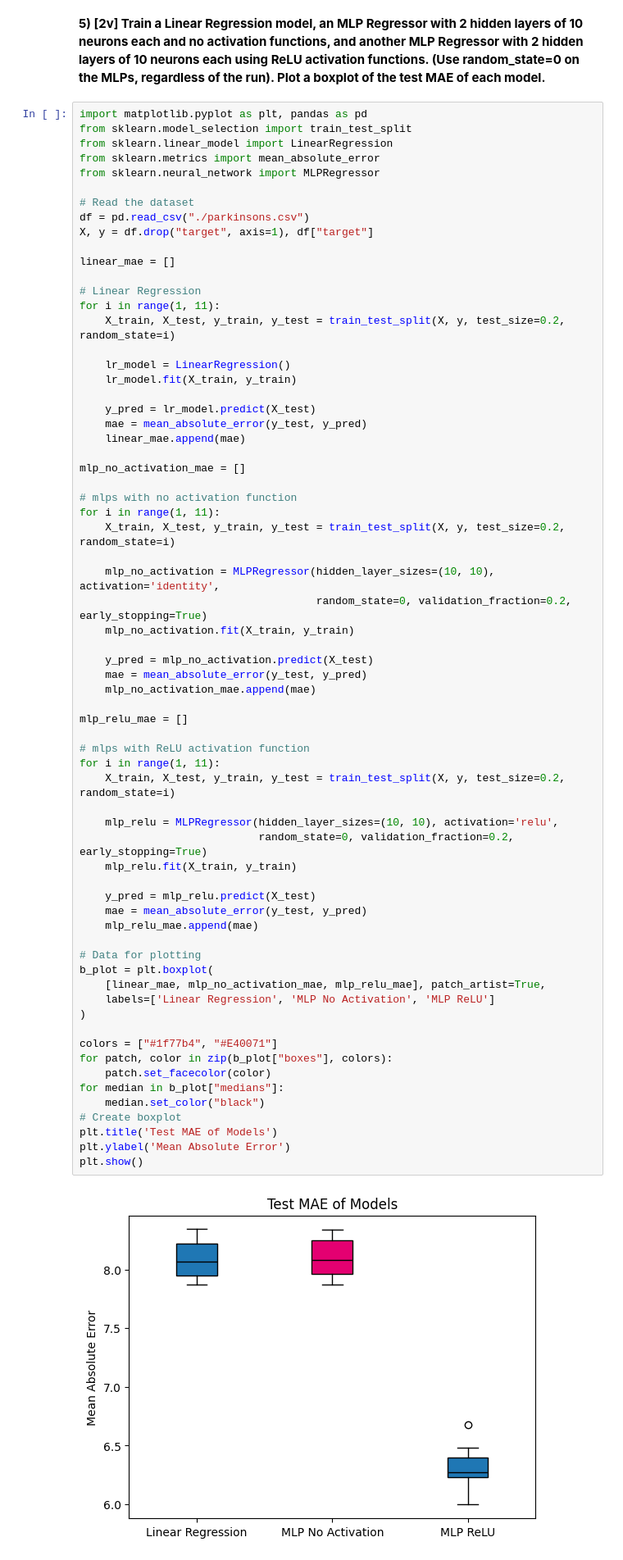
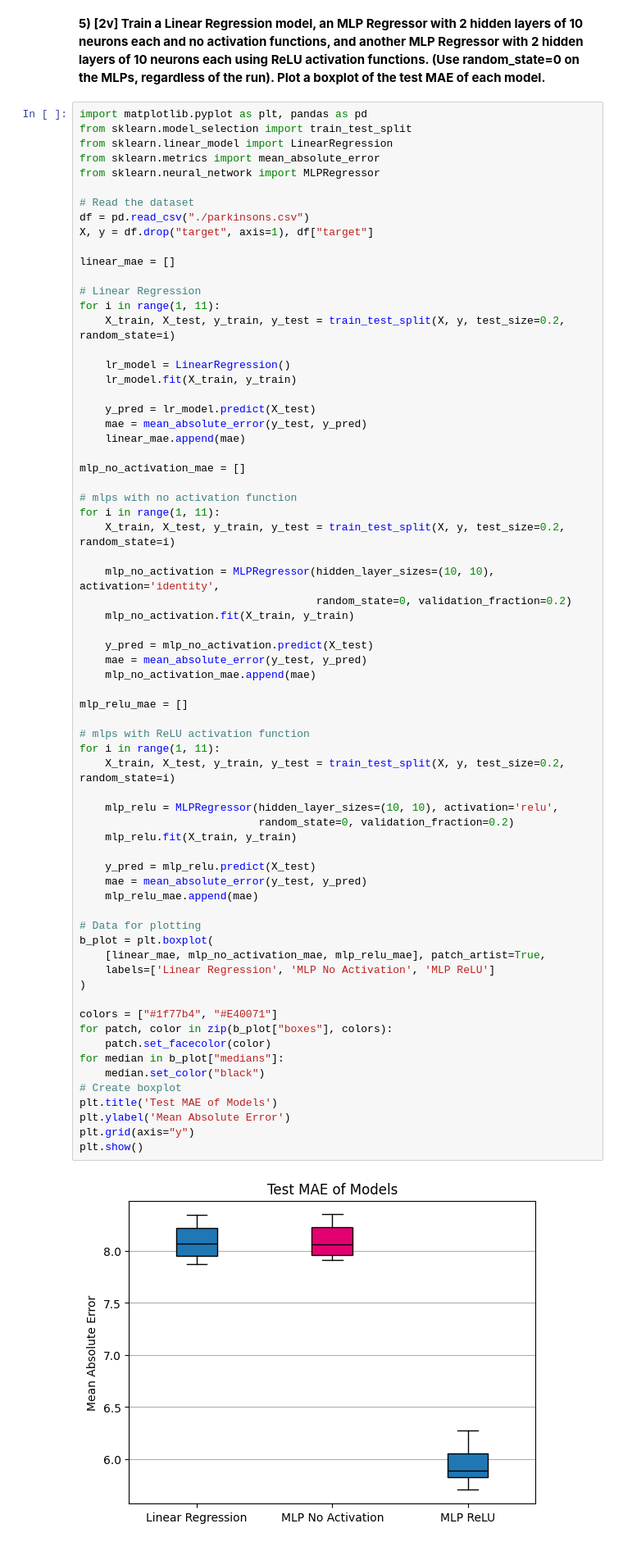
Before and after one commit to Margarida-Lourenco/HW-Apre, a Jupyter notebook: HW3/HW3.ipynb, the cells around one changed output. Shown: that part at 82% size. Saved outputs shown, nothing was run; the diff lists cells and outputs as text.

```diff
--- a/HW3/HW3.ipynb
+++ b/HW3/HW3.ipynb
@@ -52,7 +52,7 @@ for i in range(1, 11):
     X_train, X_test, y_train, y_test = train_test_split(X, y, test_size=0.2, random_state=i)
 
     mlp_no_activation = MLPRegressor(hidden_layer_sizes=(10, 10), activation='identity',
-                                     random_state=0, validation_fraction=0.2, early_stopping=True)
+                                     random_state=0, validation_fraction=0.2)
     mlp_no_activation.fit(X_train, y_train)
 
     y_pred = mlp_no_activation.predict(X_test)
@@ -61,35 +61,36 @@ for i in range(1, 11):
 
 mlp_relu_mae = []
 
 # mlps with ReLU activation function
 for i in range(1, 11):
     X_train, X_test, y_train, y_test = train_test_split(X, y, test_size=0.2, random_state=i)
 
     mlp_relu = MLPRegressor(hidden_layer_sizes=(10, 10), activation='relu',
-                            random_state=0, validation_fraction=0.2, early_stopping=True)
+                            random_state=0, validation_fraction=0.2)
     mlp_relu.fit(X_train, y_train)
 
     y_pred = mlp_relu.predict(X_test)
     mae = mean_absolute_error(y_test, y_pred)
     mlp_relu_mae.append(mae)
 
 # Data for plotting
 b_plot = plt.boxplot(
     [linear_mae, mlp_no_activation_mae, mlp_relu_mae], patch_artist=True,
     labels=['Linear Regression', 'MLP No Activation', 'MLP ReLU']
 )
 
 colors = ["#1f77b4", "#E40071"]
 for patch, color in zip(b_plot["boxes"], colors):
     patch.set_facecolor(color)
 for median in b_plot["medians"]:
     median.set_color("black")
 # Create boxplot
 plt.title('Test MAE of Models')
 plt.ylabel('Mean Absolute Error')
+plt.grid(axis="y")
 plt.show()
 # %% [output]
-[figure, old version]
+[figure, new version]
 # %% [markdown]
 **6) [3v] Compare a Linear Regression with a MLP with no activations, and explain the impact
 and the importance of using activation functions in a MLP. Support your reasoning with the
```
Also changed, not shown: parts of 2 cells of this notebook.
